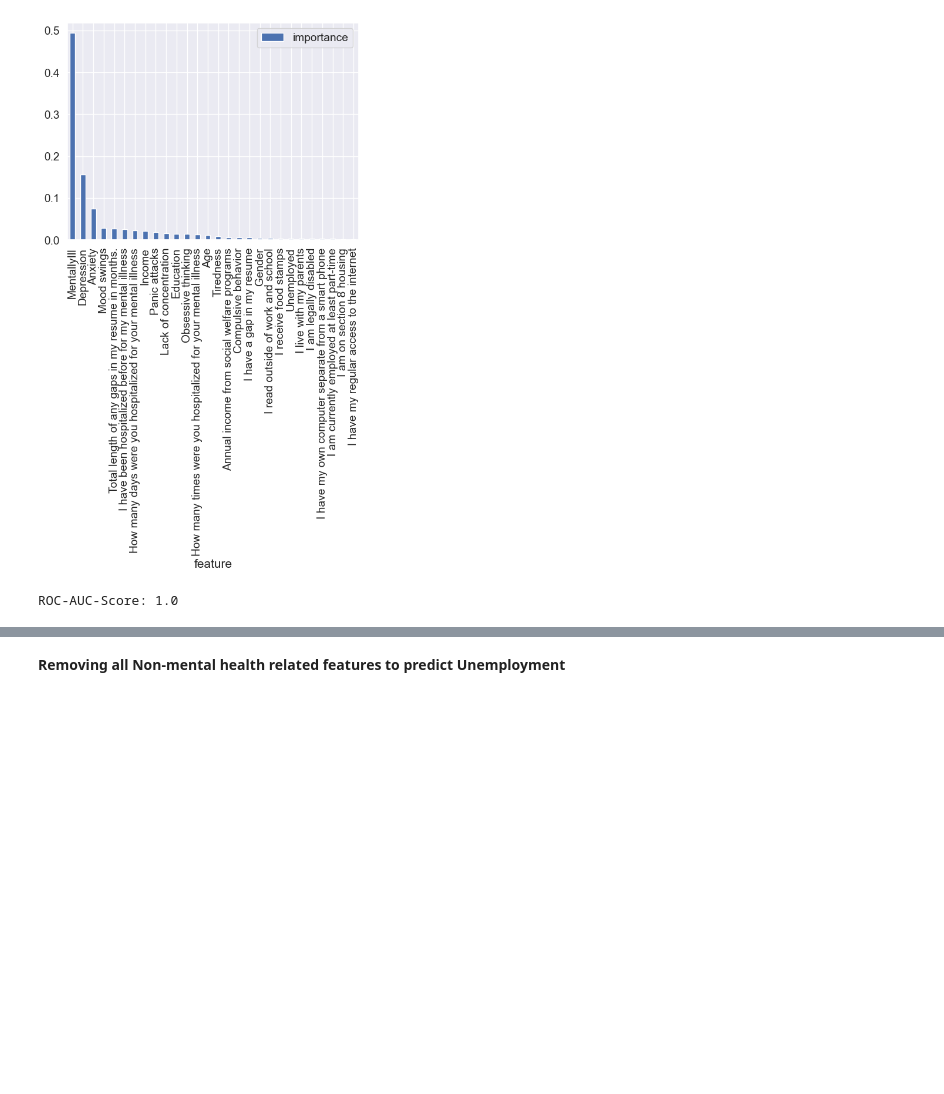
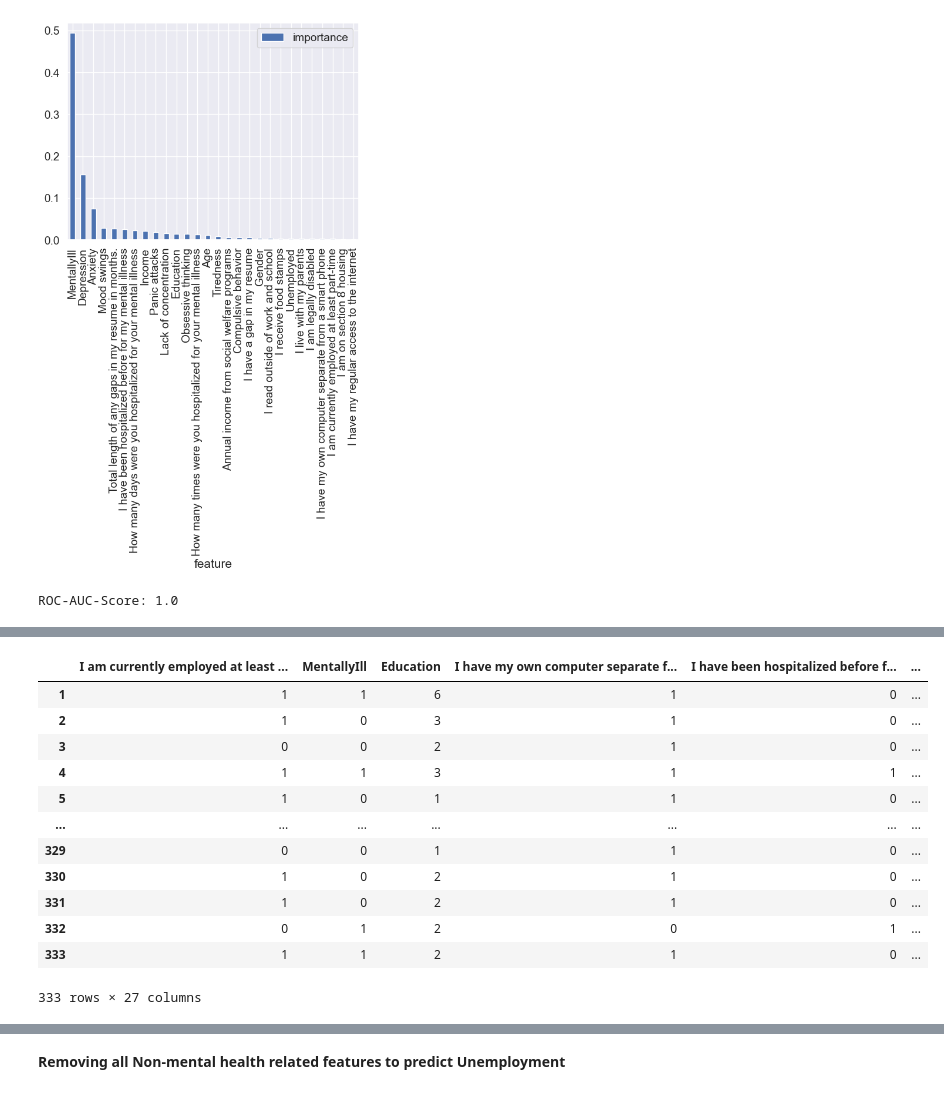
Before and after one commit to Parag-dwn/Mini-Project, a Jupyter notebook: mental-health-prediction.ipynb, the cells around one changed output, grey strips where cells are left out. Drawn from its saved outputs; the diff is of its cells as text; code cells hidden in the pictures; blank space fills up the shorter version.

```diff
--- a/mental-health-prediction.ipynb
+++ b/mental-health-prediction.ipynb
@@ -588,0 +618,16 @@ ROC-AUC-Score: 1.0
+# %%
+df2
+# %% [output]
+|  | I am currently employed at least ... | MentallyIll | Education | I have my own computer separate f... | I have been hospitalized before f... | ... |
+| 1 | 1 | 1 | 6 | 1 | 0 | ... |
+| 2 | 1 | 0 | 3 | 1 | 0 | ... |
+| 3 | 0 | 0 | 2 | 1 | 0 | ... |
+| 4 | 1 | 1 | 3 | 1 | 1 | ... |
+| 5 | 1 | 0 | 1 | 1 | 0 | ... |
+| ... | ... | ... | ... | ... | ... | ... |
+| 329 | 0 | 0 | 1 | 1 | 0 | ... |
+| 330 | 1 | 0 | 2 | 1 | 0 | ... |
+| 331 | 1 | 0 | 2 | 1 | 0 | ... |
+| 332 | 0 | 1 | 2 | 0 | 1 | ... |
+| 333 | 1 | 1 | 2 | 1 | 0 | ... |
+333 rows × 27 columns
```
Also changed, not shown: parts of 10 cells of this notebook, 13 other files.
